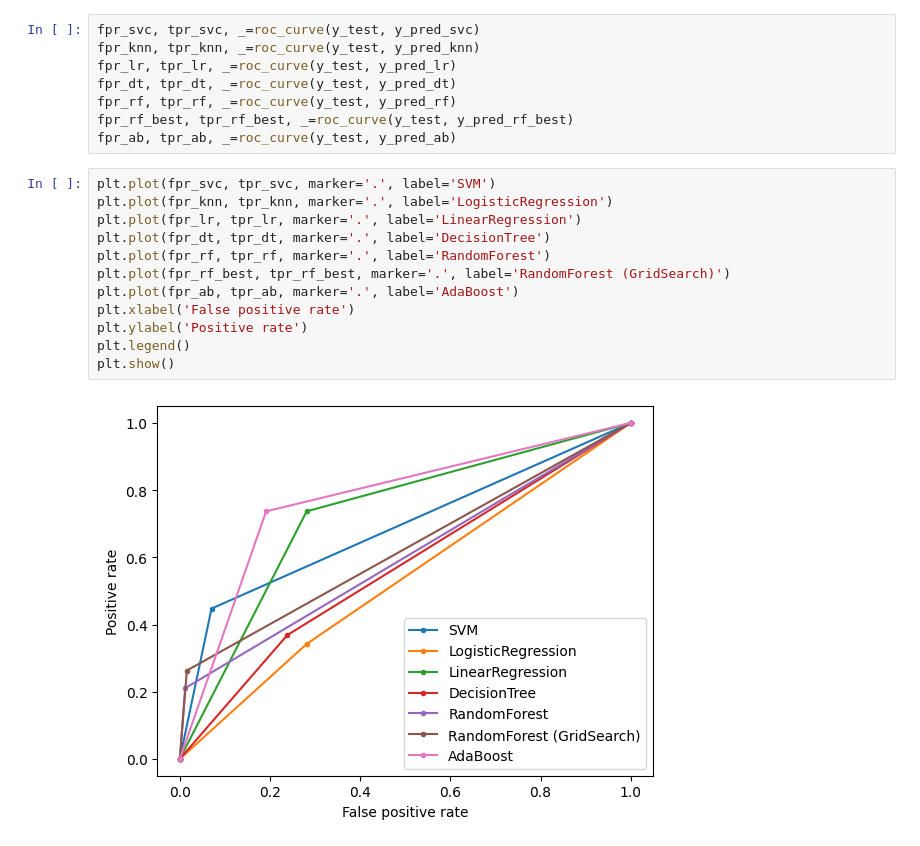
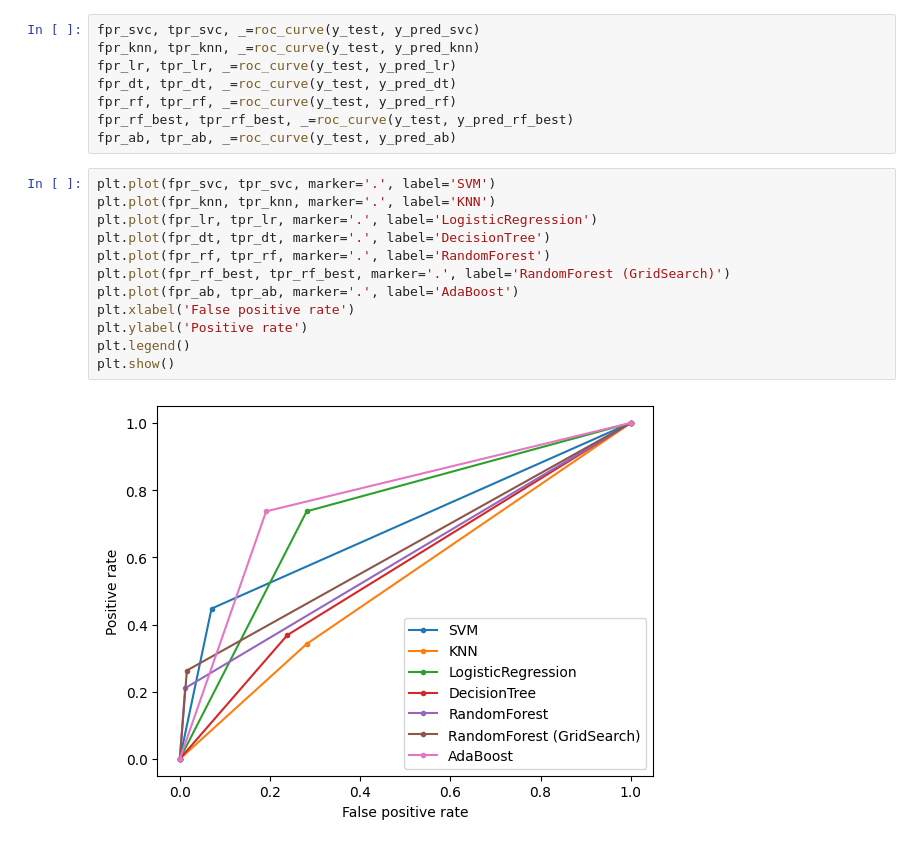
Before and after one commit to KrzysztofK90/ML_klasyfikacja_projekt, a Jupyter notebook: ML_projekt_praktyczny_klasyfikacja.ipynb, the cells around one changed output. Drawn from its saved outputs; the diff is of its cells as text.

```diff
--- a/ML_projekt_praktyczny_klasyfikacja.ipynb
+++ b/ML_projekt_praktyczny_klasyfikacja.ipynb
@@ -494,15 +494,15 @@ fpr_rf_best, tpr_rf_best, _=roc_curve(y_test, y_pred_rf_best)
 fpr_ab, tpr_ab, _=roc_curve(y_test, y_pred_ab)
 # %%
 plt.plot(fpr_svc, tpr_svc, marker='.', label='SVM')
-plt.plot(fpr_knn, tpr_knn, marker='.', label='LogisticRegression')
-plt.plot(fpr_lr, tpr_lr, marker='.', label='LinearRegression')
+plt.plot(fpr_knn, tpr_knn, marker='.', label='KNN')
+plt.plot(fpr_lr, tpr_lr, marker='.', label='LogisticRegression')
 plt.plot(fpr_dt, tpr_dt, marker='.', label='DecisionTree')
 plt.plot(fpr_rf, tpr_rf, marker='.', label='RandomForest')
 plt.plot(fpr_rf_best, tpr_rf_best, marker='.', label='RandomForest (GridSearch)')
 plt.plot(fpr_ab, tpr_ab, marker='.', label='AdaBoost')
 plt.xlabel('False positive rate')
 plt.ylabel('Positive rate')
 plt.legend()
 plt.show()
 # %% [output]
-[figure, old version]
+[figure, new version]
```
